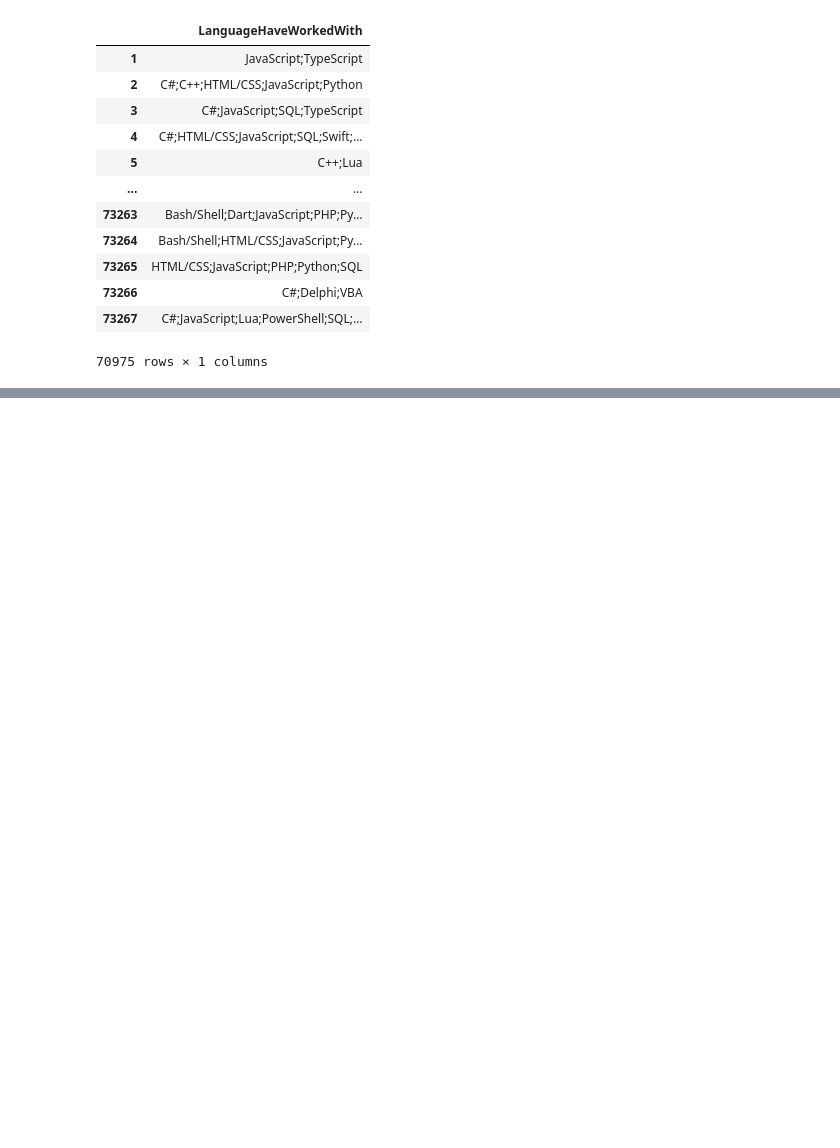
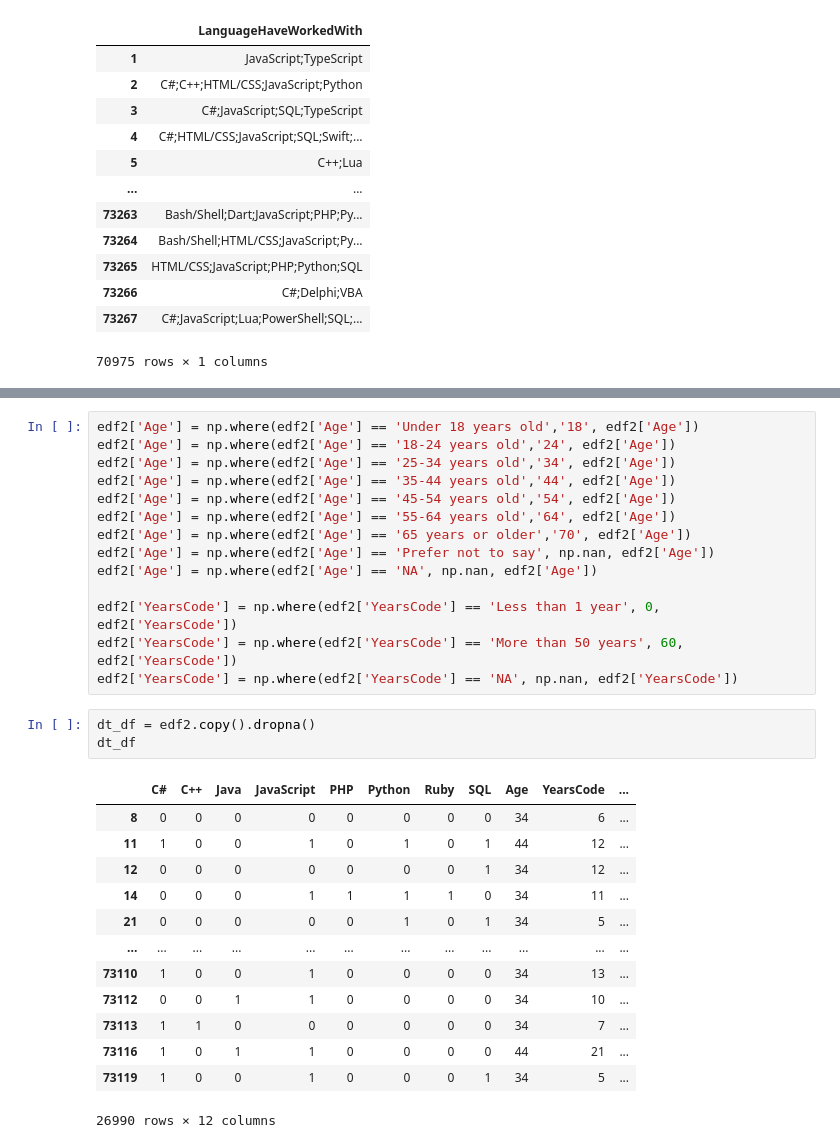
Before and after one commit to imruljubair/Mining-the-Insights-of-SODS, a Jupyter notebook: DataMiningProj.ipynb, the cells around one changed output, grey strips where cells are left out. Cells and saved outputs as stored; diff of their text form; blank space fills up the shorter version.

```diff
--- a/DataMiningProj.ipynb
+++ b/DataMiningProj.ipynb
@@ -728,0 +891,31 @@ frequent_itemsets
+# %%
+edf2['Age'] = np.where(edf2['Age'] == 'Under 18 years old','18', edf2['Age'])
+edf2['Age'] = np.where(edf2['Age'] == '18-24 years old','24', edf2['Age'])
+edf2['Age'] = np.where(edf2['Age'] == '25-34 years old','34', edf2['Age'])
+edf2['Age'] = np.where(edf2['Age'] == '35-44 years old','44', edf2['Age'])
+edf2['Age'] = np.where(edf2['Age'] == '45-54 years old','54', edf2['Age'])
+edf2['Age'] = np.where(edf2['Age'] == '55-64 years old','64', edf2['Age'])
+edf2['Age'] = np.where(edf2['Age'] == '65 years or older','70', edf2['Age'])
+edf2['Age'] = np.where(edf2['Age'] == 'Prefer not to say', np.nan, edf2['Age'])
+edf2['Age'] = np.where(edf2['Age'] == 'NA', np.nan, edf2['Age'])
+
+edf2['YearsCode'] = np.where(edf2['YearsCode'] == 'Less than 1 year', 0, edf2['YearsCode'])
+edf2['YearsCode'] = np.where(edf2['YearsCode'] == 'More than 50 years', 60, edf2['YearsCode'])
+edf2['YearsCode'] = np.where(edf2['YearsCode'] == 'NA', np.nan, edf2['YearsCode'])
+# %%
+dt_df = edf2.copy().dropna()
+dt_df
+# %% [output]
+|  | C# | C++ | Java | JavaScript | PHP | Python | Ruby | SQL | Age | YearsCode | ... |
+| 8 | 0 | 0 | 0 | 0 | 0 | 0 | 0 | 0 | 34 | 6 | ... |
+| 11 | 1 | 0 | 0 | 1 | 0 | 1 | 0 | 1 | 44 | 12 | ... |
+| 12 | 0 | 0 | 0 | 0 | 0 | 0 | 0 | 1 | 34 | 12 | ... |
+| 14 | 0 | 0 | 0 | 1 | 1 | 1 | 1 | 0 | 34 | 11 | ... |
+| 21 | 0 | 0 | 0 | 0 | 0 | 1 | 0 | 1 | 34 | 5 | ... |
+| ... | ... | ... | ... | ... | ... | ... | ... | ... | ... | ... | ... |
+| 73110 | 1 | 0 | 0 | 1 | 0 | 0 | 0 | 0 | 34 | 13 | ... |
+| 73112 | 0 | 0 | 1 | 1 | 0 | 0 | 0 | 0 | 34 | 10 | ... |
+| 73113 | 1 | 1 | 0 | 0 | 0 | 0 | 0 | 0 | 34 | 7 | ... |
+| 73116 | 1 | 0 | 1 | 1 | 0 | 0 | 0 | 0 | 44 | 21 | ... |
+| 73119 | 1 | 0 | 0 | 1 | 0 | 0 | 0 | 1 | 34 | 5 | ... |
+26990 rows × 12 columns
```
Also changed, not shown: parts of 31 cells of this notebook.
